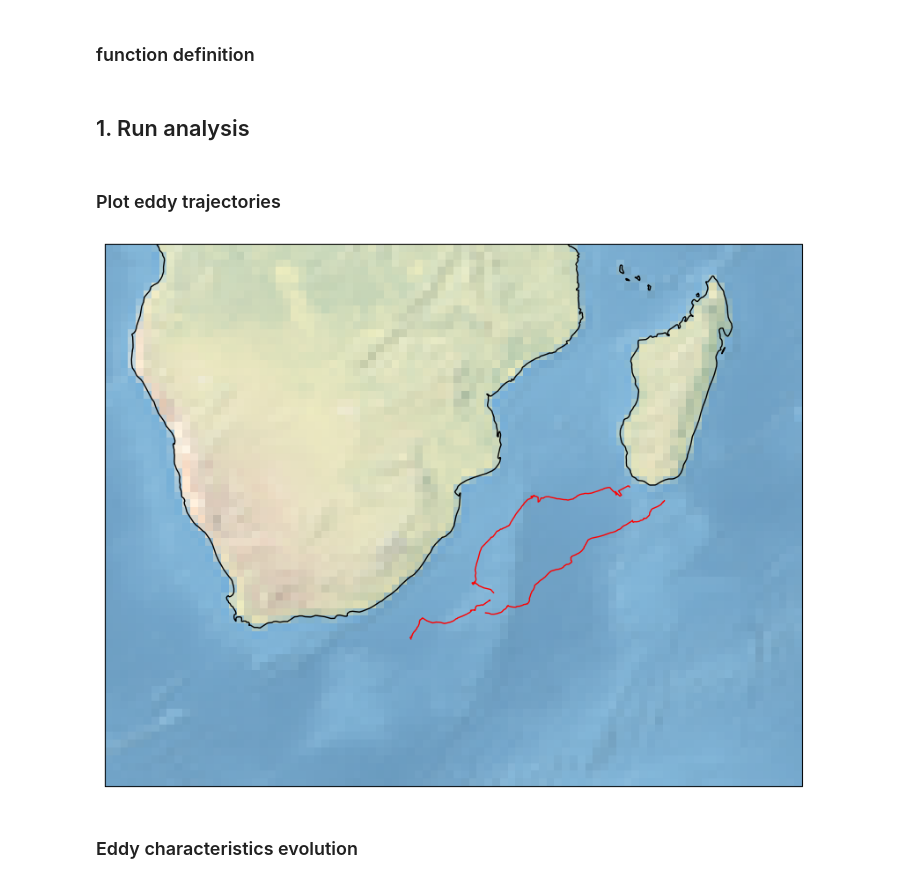
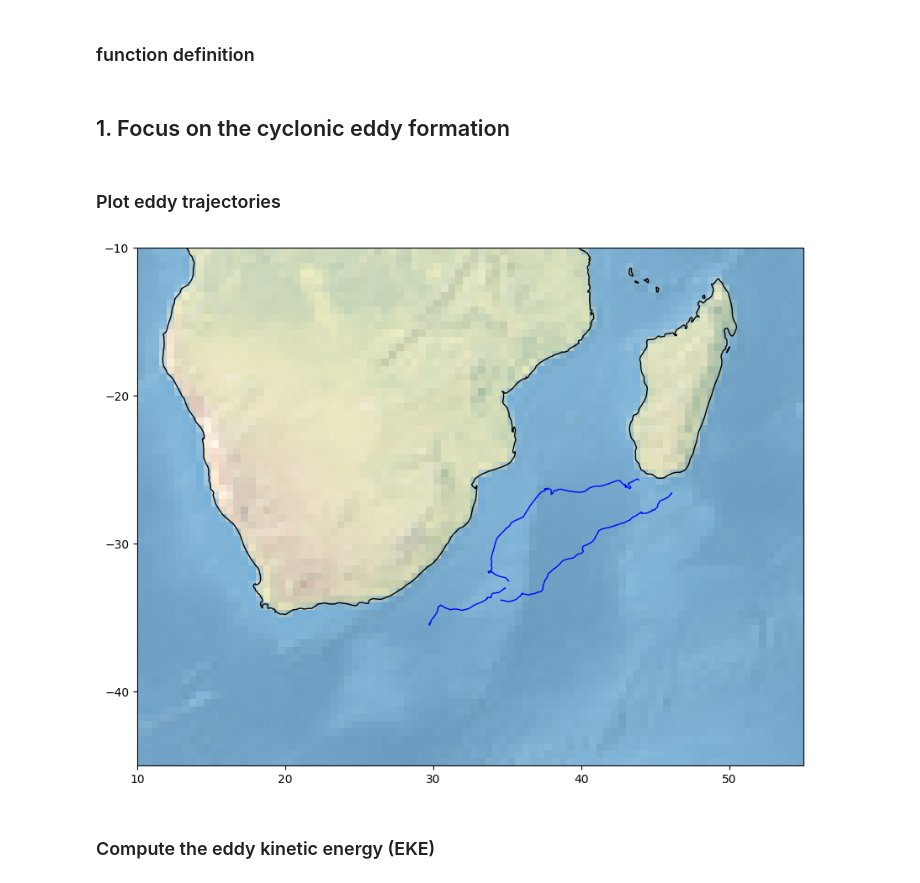
Before and after one commit to torresr-cnrm/otc23-tracking, a Jupyter notebook: notebook/OTC23-eddy-tracking.ipynb, the cells around one changed output. Drawn from its saved outputs; the diff is of its cells as text; code cells hidden in the pictures.

```diff
--- a/notebook/OTC23-eddy-tracking.ipynb
+++ b/notebook/OTC23-eddy-tracking.ipynb
@@ -13,7 +14,9 @@ This notebook is a part of the Ocean Training Course 2023, Working Group 2. It's
 ### User options
 # %%
 # I/O options
-obs_datadir = r'../../observations/duacs-nrt/adt/'
+obs_datadir = r'../../observations/SEALEVEL_GLO_PHY_L4_NRT_OBSERVATIONS_008_046/adt/'
+gos_datadir = r'../../datas/cmems/'
+gos_product = 'SEALEVEL_GLO_PHY_L4_NRT_OBSERVATIONS_008_046'
 load_json   = False
 
 # Tracks detection
@@ -66,5 +80,5 @@ def select_closest_track(eddies, lon, lat, time=None):
 # %% [markdown]
-## 1. Run analysis
+## 1. Focus on the cyclonic eddy formation
 # %%
 # First, select the cyclonic eddies track (before and after merging)
 # -- all the files in 'obs_datadir' will be loaded
@@ -102,33 +120,41 @@ if load_json:
 # %%
 # Plot the eddy tracks
 fig = plt.figure(figsize=(16, 8))
 ax = fig.add_subplot(1, 1, 1, projection=ccrs.PlateCarree())
 ax.set_extent([10, 55, -45, -10], crs=ccrs.PlateCarree())
 
 # -- background image on for nice sea rendering
 ax.stock_img()
 ax.add_feature(cfeature.LAND)
 ax.add_feature(cfeature.COASTLINE)
 
+ax.set_xticks([10, 20, 30, 40, 50])
+ax.set_yticks([-40, -30, -20, -10])
+
 # -- add eddy track
-c_mrged_track.plot(ax, color="r", lw=1)
-c_eddy1_track.plot(ax, color="r", lw=1)
-c_eddy2_track.plot(ax, color="r", lw=1)
+c_mrged_track.plot(ax, color="b", lw=1)
+c_eddy1_track.plot(ax, color="b", lw=1)
+c_eddy2_track.plot(ax, color="b", lw=1)
 
+# -- add eddy contours
 #ax.plot(c_mrged_track.speed_contour_longitude[0],   c_mrged_track.speed_contour_latitude[0])
 #ax.plot(c_eddy1_track.speed_contour_longitude[-1],  c_eddy2_track.speed_contour_latitude[-1],  'orange')
 #ax.plot(c_eddy2_track.speed_contour_longitude[-1],  c_eddy1_track.speed_contour_latitude[-1],  'orange')
 #ax.plot(c_mrged_track.speed_contour_longitude[-33], c_mrged_track.speed_contour_latitude[-33], 'green')
+
+# -- add sea level anomaly colormesh
+#glon, glat = np.meshgrid(ds['longitude'], ds['latitude'])
+#ax.pcolormesh(glon, glat, ds['sla'][-1], cmap='bwr')
 
 # -- add syntool tracks (manually exported in json files)
 if load_json:
     ax.scatter(manlons[-1], manlats[-1], c="blue", s=5e0, alpha=0.75)
 
 # -- plot/save figure
 #fig.savefig('./cyclonic_eddy_tracked.png', dpi=300)
 
 plt.show()
 # %% [output]
-[figure, old version]
+[figure, new version]
 # %% [markdown]
-### Eddy characteristics evolution
+### Compute the eddy kinetic energy (EKE)
```
Also changed, not shown: parts of 19 cells of this notebook.
